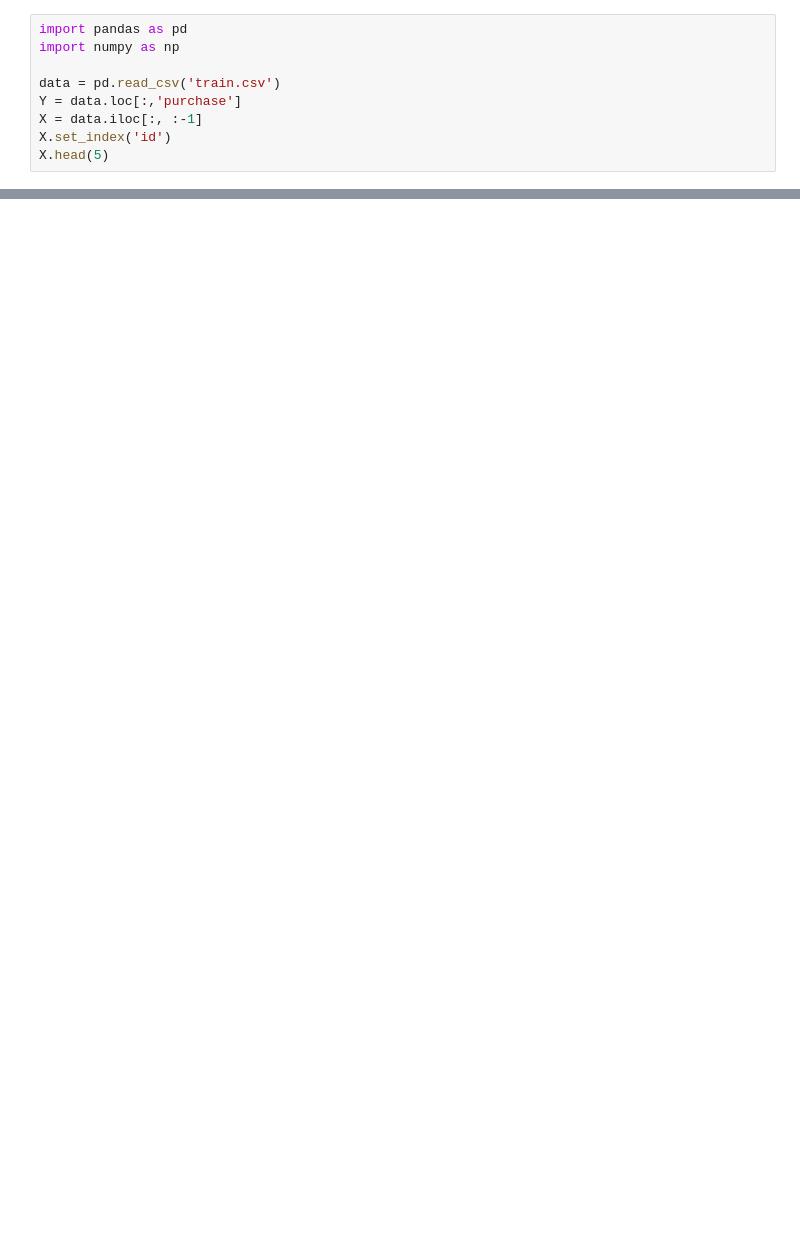
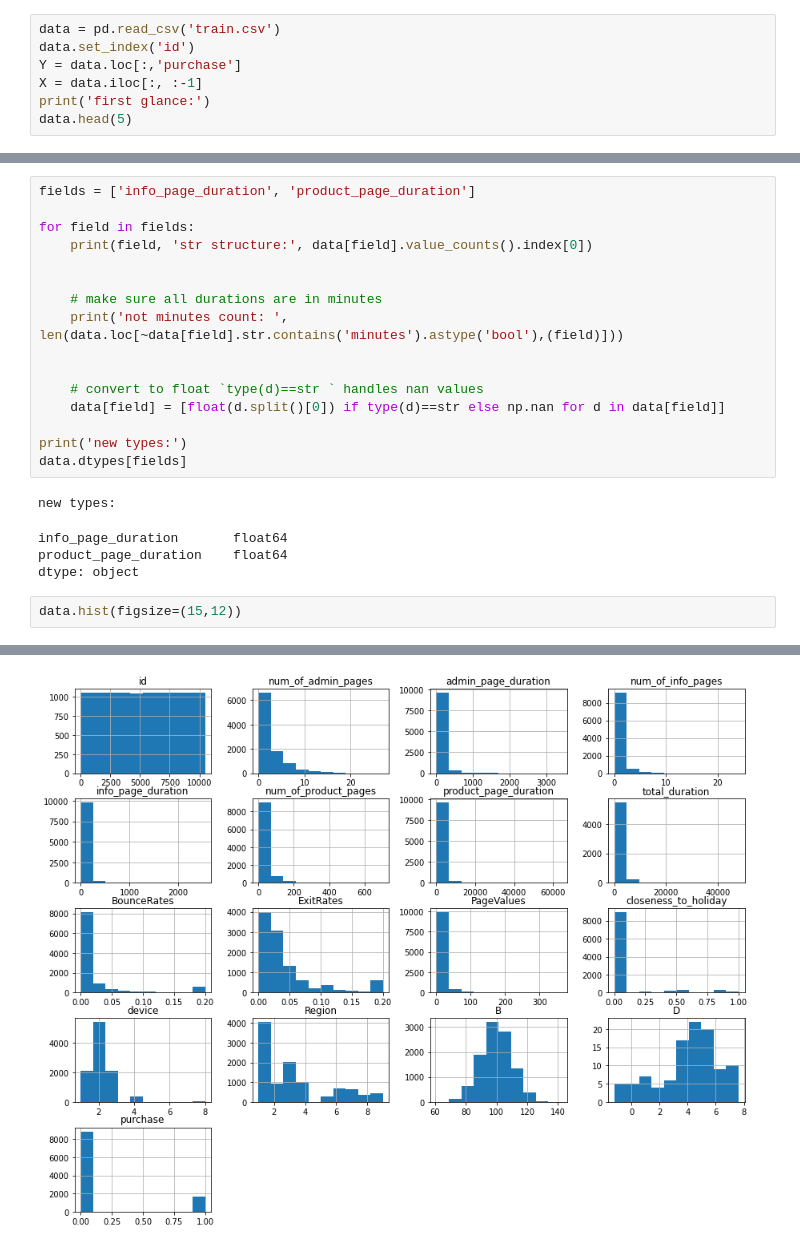
Before and after one commit to MrPupik/INTO_TO_ML, a Jupyter notebook: project/proj.ipynb, the cells around one changed output, grey strips where cells are left out. Saved outputs shown, nothing was run; the diff lists cells and outputs as text; blank space fills up the shorter version.

```diff
--- a/project/proj.ipynb
+++ b/project/proj.ipynb
@@ -1,10 +10,8 @@
 # %%
-import pandas as pd
-import numpy as np
-
 data = pd.read_csv('train.csv')
+data.set_index('id')
 Y = data.loc[:,'purchase']
 X = data.iloc[:, :-1]
-X.set_index('id')
-X.head(5)
+print('first glance:')
+data.head(5)
 # %% [output]
@@ -47,0 +52,24 @@ Name: purchase, Length: 10479, dtype: int64
+# %%
+fields = ['info_page_duration', 'product_page_duration']
+
+for field in fields:
+    print(field, 'str structure:', data[field].value_counts().index[0])
+
+
+    # make sure all durations are in minutes
+    print('not minutes count: ', len(data.loc[~data[field].str.contains('minutes').astype('bool'),(field)]))
+
+
+    # convert to float `type(d)==str ` handles nan values
+    data[field] = [float(d.split()[0]) if type(d)==str else np.nan for d in data[field]]
+
+print('new types:')
+data.dtypes[fields]
+# %% [output]
+new types:
+info_page_duration       float64
+product_page_duration    float64
+dtype: object
+# %%
+data.hist(figsize=(15,12))
+# %% [output]
@@ -47,0 +94 @@ Name: purchase, Length: 10479, dtype: int64
+[figure, added]
```
Also changed, not shown: parts of 14 cells of this notebook, 2 other files.
